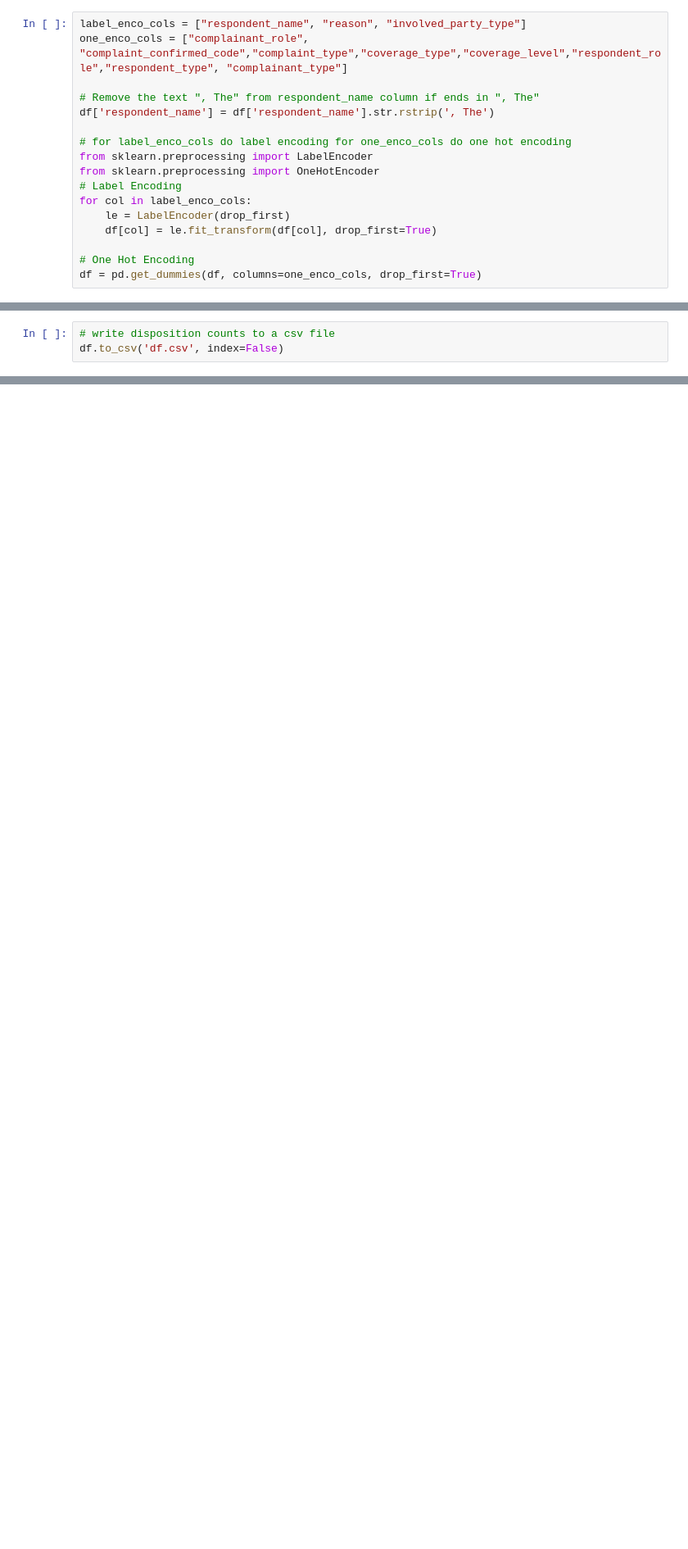
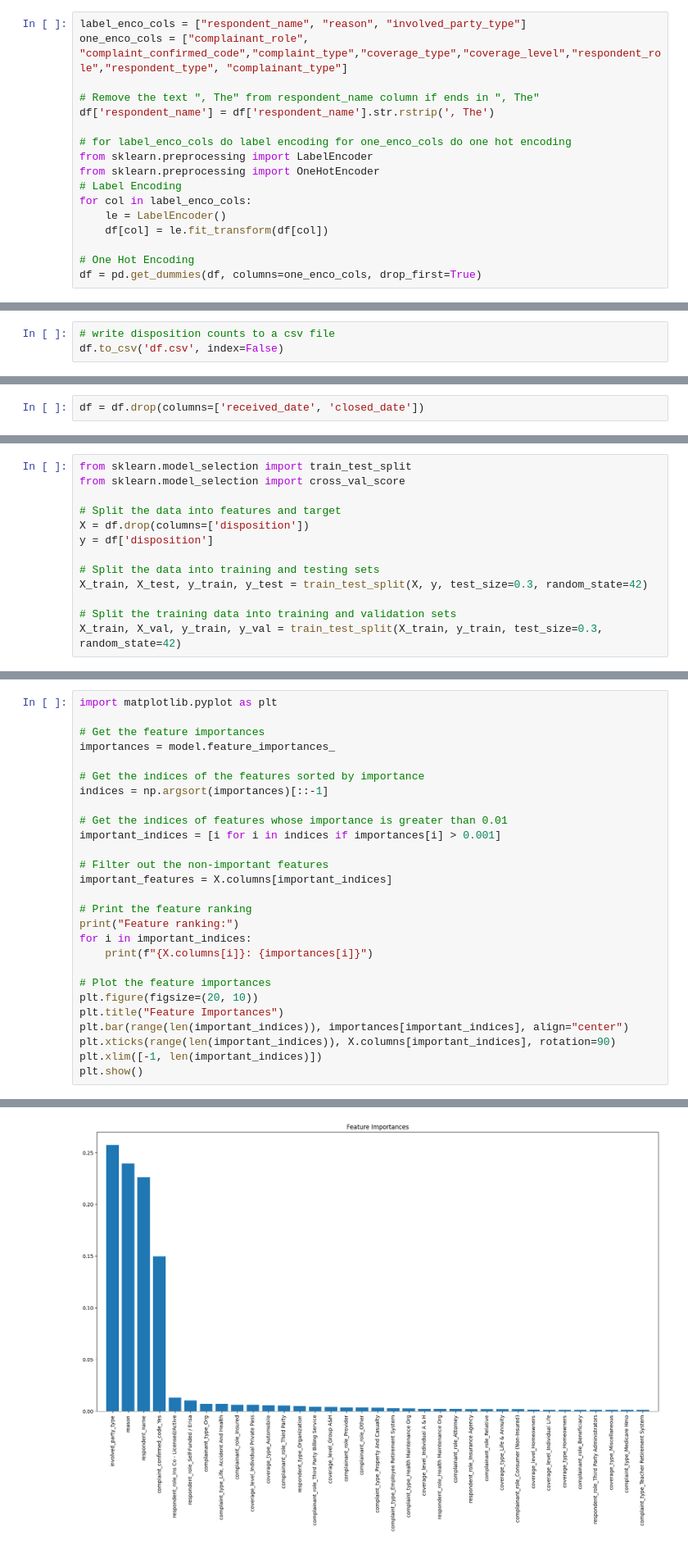
Before and after one commit to gcnabingc/Insurance-conflict-settlements-verdict, a Jupyter notebook: Insurance_complaint_verdict.ipynb, the cells around one changed output, grey strips where cells are left out. Shown at 82% size. Drawn from its saved outputs; the diff is of its cells as text; blank space fills up the shorter version.

```diff
--- a/Insurance_complaint_verdict.ipynb
+++ b/Insurance_complaint_verdict.ipynb
@@ -187,8 +280,8 @@ from sklearn.preprocessing import LabelEncoder
 from sklearn.preprocessing import OneHotEncoder
 # Label Encoding
 for col in label_enco_cols:
-    le = LabelEncoder(drop_first)
-    df[col] = le.fit_transform(df[col], drop_first=True)
+    le = LabelEncoder()
+    df[col] = le.fit_transform(df[col])
 
 # One Hot Encoding
 df = pd.get_dummies(df, columns=one_enco_cols, drop_first=True)
@@ -225,0 +318,2 @@ df.to_csv('df.csv', index=False)
+# %%
+df = df.drop(columns=['received_date', 'closed_date'])
@@ -227,0 +399,13 @@ df.to_csv('df.csv', index=False)
+# %%
+from sklearn.model_selection import train_test_split
+from sklearn.model_selection import cross_val_score
+
+# Split the data into features and target
+X = df.drop(columns=['disposition'])
+y = df['disposition']
+
+# Split the data into training and testing sets
+X_train, X_test, y_train, y_test = train_test_split(X, y, test_size=0.3, random_state=42)
+
+# Split the training data into training and validation sets
+X_train, X_val, y_train, y_val = train_test_split(X_train, y_train, test_size=0.3, random_state=42)
@@ -310,0 +481,28 @@ Feature ranking:
+# %%
+import matplotlib.pyplot as plt
+
+# Get the feature importances
+importances = model.feature_importances_
+
+# Get the indices of the features sorted by importance
+indices = np.argsort(importances)[::-1]
+
+# Get the indices of features whose importance is greater than 0.01
+important_indices = [i for i in indices if importances[i] > 0.001]
+
+# Filter out the non-important features
+important_features = X.columns[important_indices]
+
+# Print the feature ranking
+print("Feature ranking:")
+for i in important_indices:
+    print(f"{X.columns[i]}: {importances[i]}")
+
+# Plot the feature importances
+plt.figure(figsize=(20, 10))
+plt.title("Feature Importances")
+plt.bar(range(len(important_indices)), importances[important_indices], align="center")
+plt.xticks(range(len(important_indices)), X.columns[important_indices], rotation=90)
+plt.xlim([-1, len(important_indices)])
+plt.show()
+# %% [output]
@@ -311 +526,2 @@ Feature ranking:
+[figure, added]
 # %%
```
Also changed, not shown: parts of 25 cells of this notebook.
